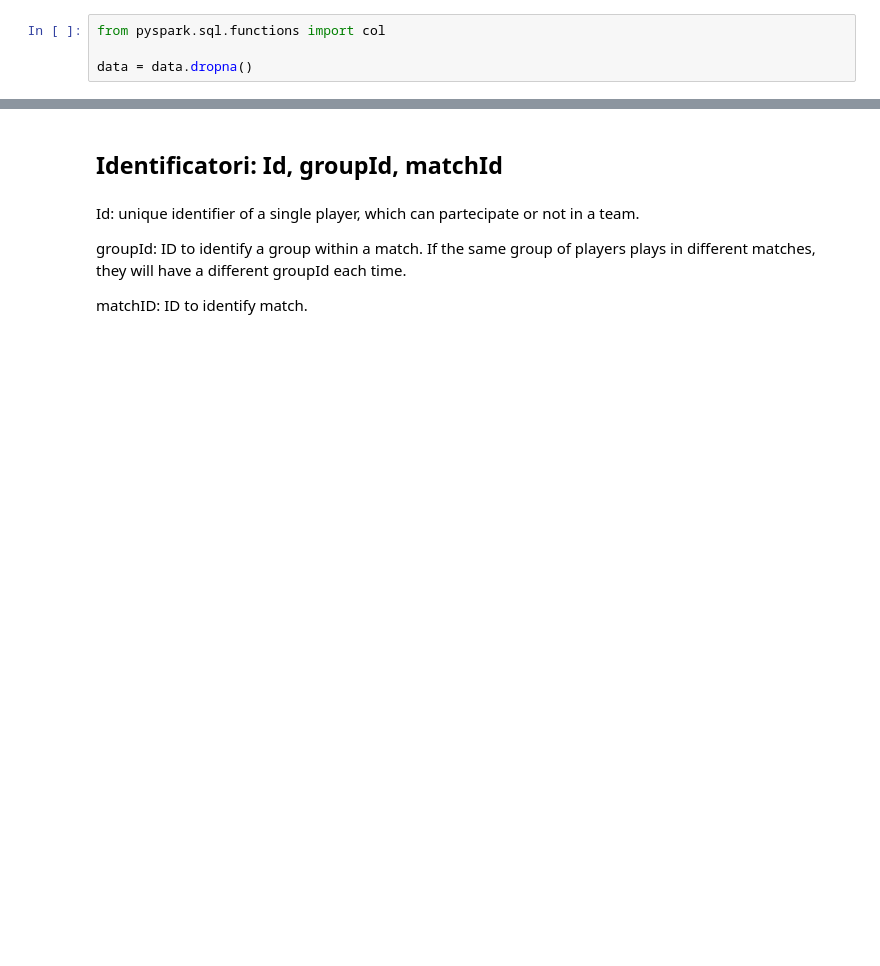
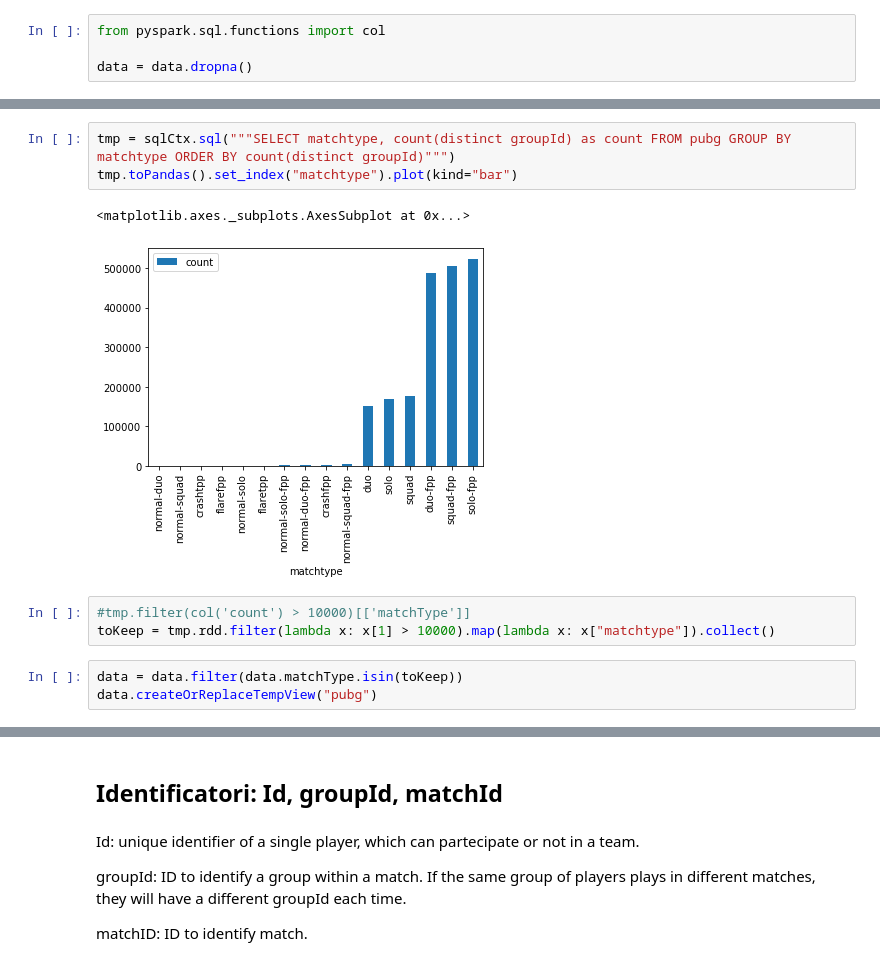
Before and after one commit to Checco9811/Distributed-Data-Analysis-and-Mining, a Jupyter notebook: General Preprocessing.ipynb, the cells around one changed output, grey strips where cells are left out. Saved outputs shown, nothing was run; the diff lists cells and outputs as text; blank space fills up the shorter version.

```diff
--- a/General Preprocessing.ipynb
+++ b/General Preprocessing.ipynb
@@ -433,0 +437,12 @@ data = data.dropna()
+# %%
+tmp = sqlCtx.sql("""SELECT matchtype, count(distinct groupId) as count FROM pubg GROUP BY matchtype ORDER BY count(distinct groupId)""")
+tmp.toPandas().set_index("matchtype").plot(kind="bar")
+# %% [output]
+<matplotlib.axes._subplots.AxesSubplot at 0x...>
+[figure, added]
+# %%
+#tmp.filter(col('count') > 10000)[['matchType']]
+toKeep = tmp.rdd.filter(lambda x: x[1] > 10000).map(lambda x: x["matchtype"]).collect()
+# %%
+data = data.filter(data.matchType.isin(toKeep))
+data.createOrReplaceTempView("pubg")
```
Also changed, not shown: parts of 68 cells of this notebook.
